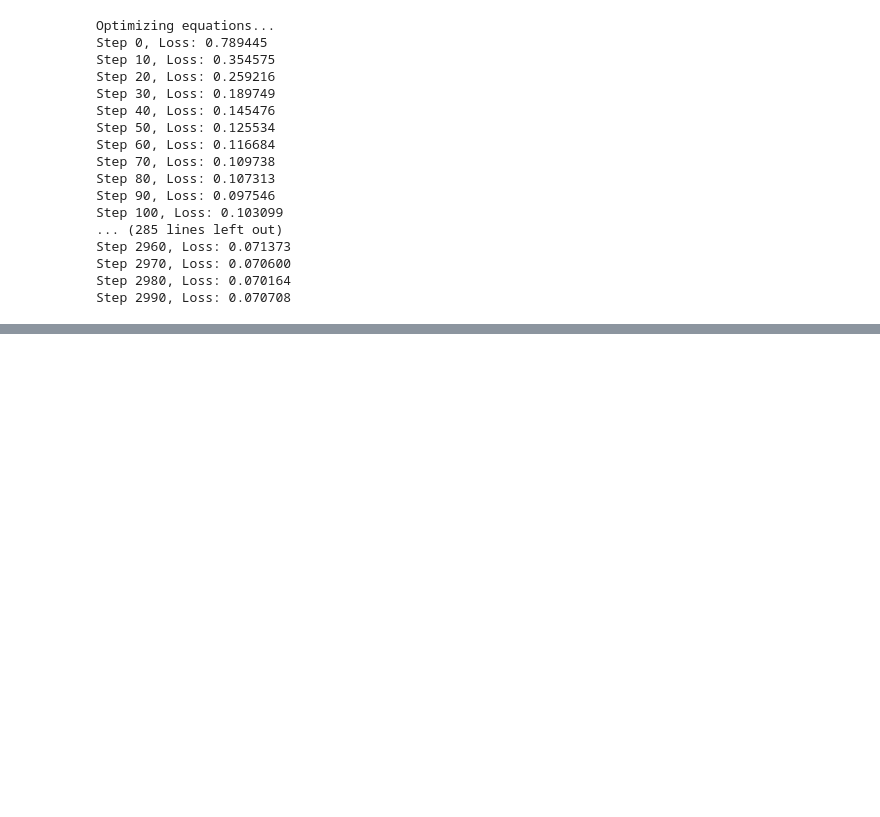
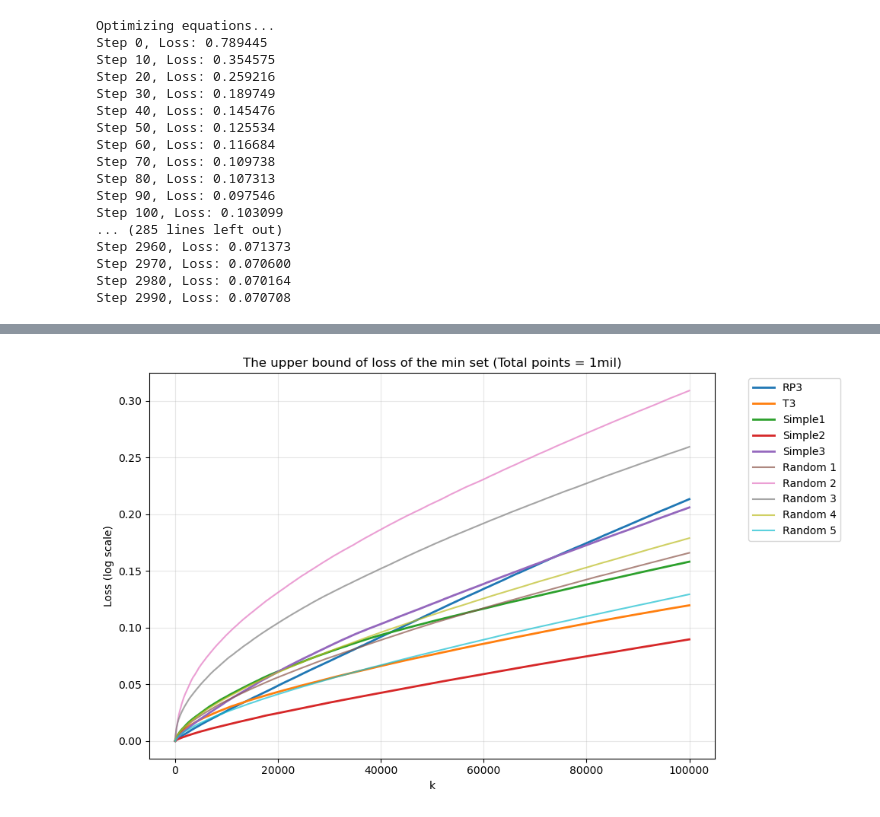
Before and after one commit to yidiq7/SLagSearch, a Jupyter notebook: SLagSearch_yidi.ipynb, the cells around one changed output, grey strips where cells are left out. Drawn from its saved outputs; the diff is of its cells as text; code cells hidden in the pictures; blank space fills up the shorter version.

```diff
--- a/SLagSearch_yidi.ipynb
+++ b/SLagSearch_yidi.ipynb
@@ -700,0 +1180,8 @@ Array([[ 0.22448885,  1.        , -0.43768984, -0.04959856,  0.23551379,
+# %%
+equations = combine_to_complex_equations(labels, coeffs_RP3)
+
+# Print the equations
+for i, eq in enumerate(equations):
+    print(f"Equation {i+1}:")
+    print(eq)
+    print()
@@ -700,0 +1241,38 @@ Array([[ 0.22448885,  1.        , -0.43768984, -0.04959856,  0.23551379,
+# %%
+# Create figure and axis
+plt.figure(figsize=(10, 6))
+
+# Plot each loss curve
+x = np.arange(k)  # x-axis values from 0 to k-1
+
+# Plot RP3 loss
+plt.plot(x, loss_RP3, label='RP3', linewidth=2)
+plt.plot(x, loss_T3, label='T3', linewidth=2)
+
+# Plot simple losses
+plt.plot(x, loss_simple, label='Simple1', linewidth=2)
+plt.plot(x, loss_simple2, label='Simple2', linewidth=2)
+plt.plot(x, loss_simple3, label='Simple3', linewidth=2)
+
+# Plot random losses
+for i in range(5):
+    plt.plot(x, loss_random[i], label=f'Random {i+1}', alpha=0.7)
+
+
+
+# Add labels and title
+plt.xlabel('k')
+plt.ylabel('Loss (log scale)')
+#plt.yscale('log')
+plt.title('The upper bound of loss of the min set (Total points = 1mil)')
+plt.legend(bbox_to_anchor=(1.05, 1), loc='upper left')
+plt.grid(find_satisfying_points, alpha=0.3)
+
+# Adjust layout to prevent legend cutoff
+plt.tight_layout()
+
+# Show the plot
+plt.savefig('upper_bound_1mil_with_random.png')
+plt.show()
+# %% [output]
+[figure, added]
```
Also changed, not shown: parts of 87 cells of this notebook.
